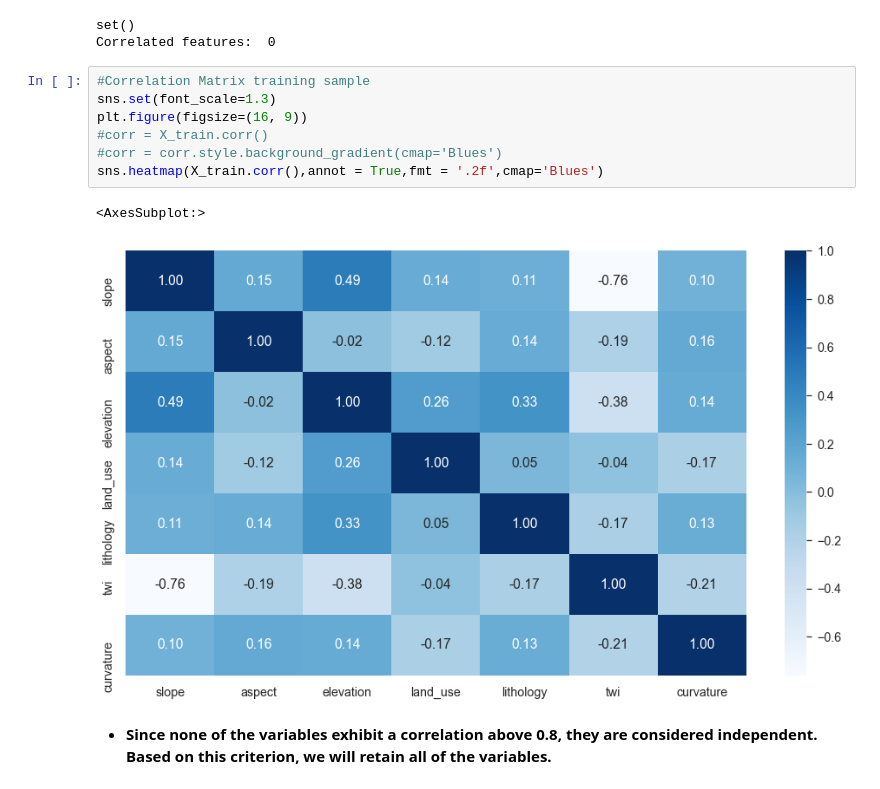
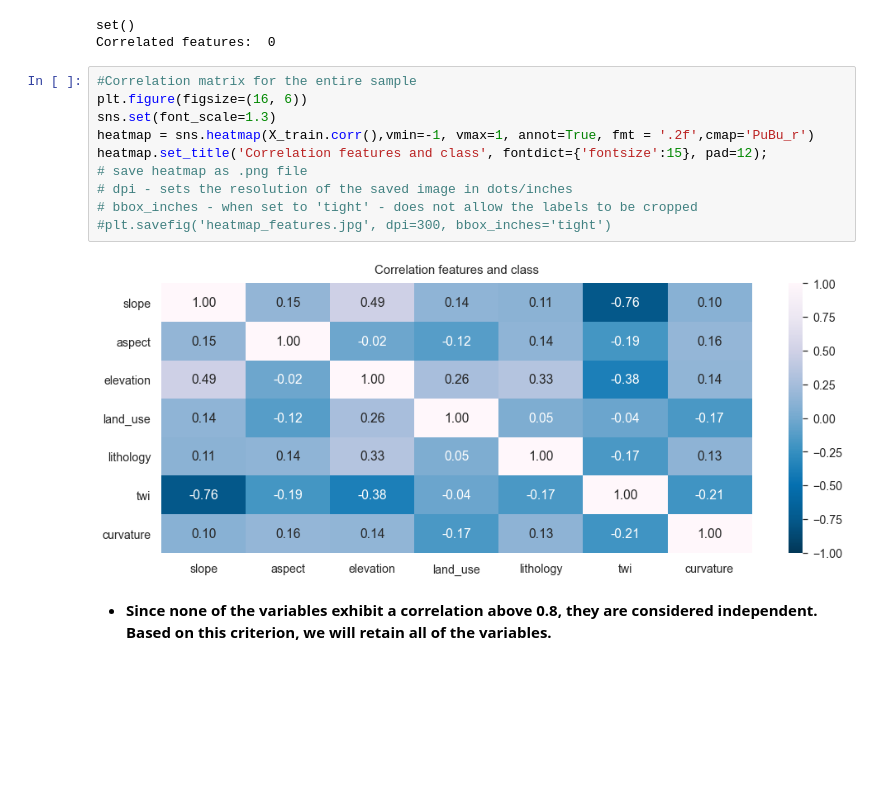
Before and after one commit to cazevedo1977/academico, a Jupyter notebook: doutorado/tese/paper_susceptibility_map/features_importance_paper.ipynb, the cells around one changed output. Drawn from its saved outputs; the diff is of its cells as text; blank space fills up the shorter version.

```diff
--- a/doutorado/tese/paper_susceptibility_map/features_importance_paper.ipynb
+++ b/doutorado/tese/paper_susceptibility_map/features_importance_paper.ipynb
@@ -237,16 +243,18 @@ print('Correlated features: ', len(set(corr_features)) )
 # %% [output]
 set()
 Correlated features:  0
-# %%
-#Correlation Matrix training sample
-sns.set(font_scale=1.3)
-plt.figure(figsize=(16, 9))
-#corr = X_train.corr()
-#corr = corr.style.background_gradient(cmap='Blues')
-sns.heatmap(X_train.corr(),annot = True,fmt = '.2f',cmap='Blues')
-# %% [output]
-<AxesSubplot:>
-[figure, removed]
+# %%
+#Correlation matrix for the entire sample
+plt.figure(figsize=(16, 6))
+sns.set(font_scale=1.3)
+heatmap = sns.heatmap(X_train.corr(),vmin=-1, vmax=1, annot=True, fmt = '.2f',cmap='PuBu_r')
+heatmap.set_title('Correlation features and class', fontdict={'fontsize':15}, pad=12);
+# save heatmap as .png file
+# dpi - sets the resolution of the saved image in dots/inches
+# bbox_inches - when set to 'tight' - does not allow the labels to be cropped
+#plt.savefig('heatmap_features.jpg', dpi=300, bbox_inches='tight')
+# %% [output]
+[figure, added]
 # %% [markdown]
 - __Since none of the variables exhibit a correlation above 0.8, they are considered independent. Based on this criterion, we will retain all of the variables.__
 # %%
```
Also changed, not shown: parts of 7 cells of this notebook, 2 other files.
